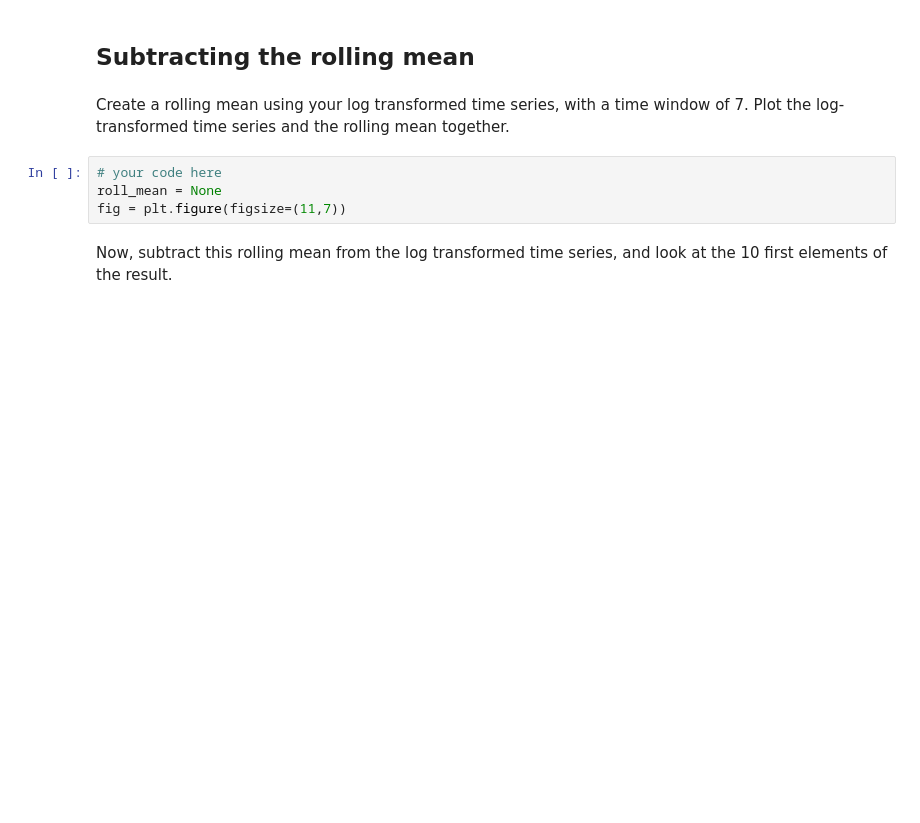
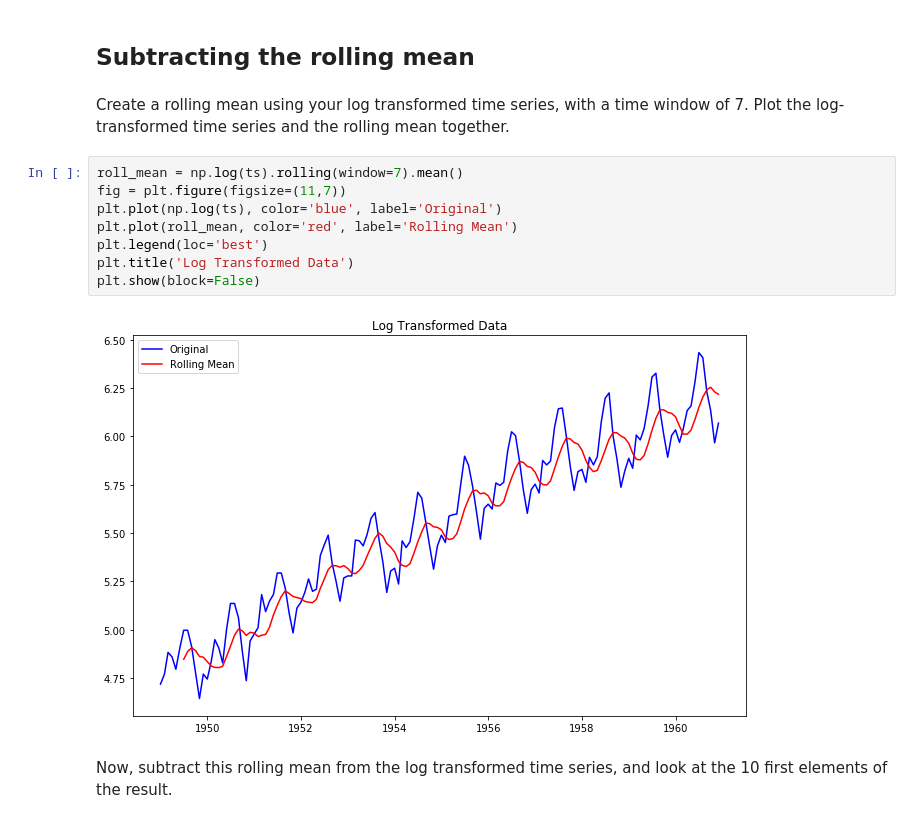
Before and after one commit to CaryMosley/dsc-removing-trends-lab-nyc-ds-021720, a Jupyter notebook: index.ipynb, the cells around one changed output. Cells and saved outputs as stored; diff of their text form; blank space fills up the shorter version.

```diff
--- a/index.ipynb
+++ b/index.ipynb
@@ -143,10 +145,16 @@ Going forward, let's keep working with the log transformed data before subtracti
 ## Subtracting the rolling mean
 # %% [markdown]
 Create a rolling mean using your log transformed time series, with a time window of 7. Plot the log-transformed time series and the rolling mean together.
-# %%
-# your code here
-roll_mean = None
-fig = plt.figure(figsize=(11,7))
+# %%
+roll_mean = np.log(ts).rolling(window=7).mean()
+fig = plt.figure(figsize=(11,7))
+plt.plot(np.log(ts), color='blue', label='Original')
+plt.plot(roll_mean, color='red', label='Rolling Mean')
+plt.legend(loc='best')
+plt.title('Log Transformed Data')
+plt.show(block=False)
+# %% [output]
+[figure, added]
 # %% [markdown]
 Now, subtract this rolling mean from the log transformed time series, and look at the 10 first elements of the result.
 # %%
```
Also changed, not shown: parts of 1 cell of this notebook.
